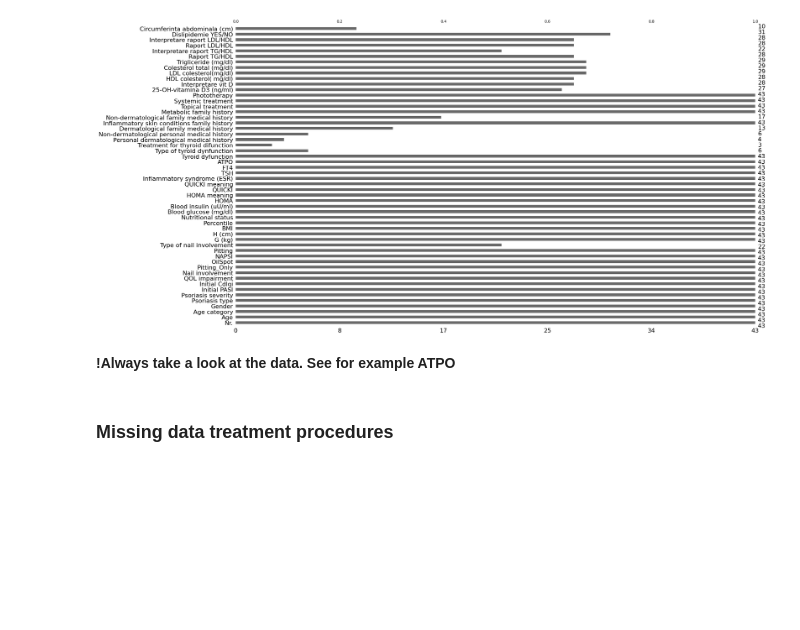
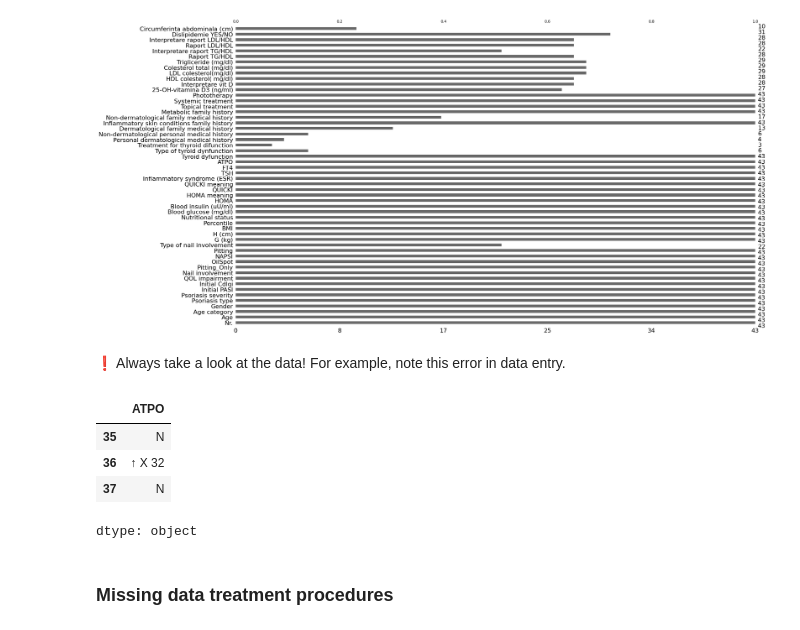
Before and after one commit to APstats-labs/labs, a Jupyter notebook: SA_C3.ipynb, the cells around one changed output. Drawn from its saved outputs; the diff is of its cells as text; code cells hidden in the pictures; blank space fills up the shorter version.

```diff
--- a/SA_C3.ipynb
+++ b/SA_C3.ipynb
@@ -154,4 +159,4 @@ msno.bar(data_homa)
 <Axes: >
 [figure]
 # %% [markdown]
-**!Always take a look at the data. See for example ATPO**
+❗ Always take a look at the data! For example, note this error in data entry.
@@ -160,3 +163,11 @@ msno.bar(data_homa)
+# %%
+data_homa.loc[35:37, 'ATPO']
+# %% [output]
+|  | ATPO |
+| 35 | N |
+| 36 | ↑ X 32 |
+| 37 | N |
+dtype: object
 # %% [markdown]
 ### Missing data treatment procedures
 # %% [markdown]
```
Also changed, not shown: parts of 89 cells of this notebook.
